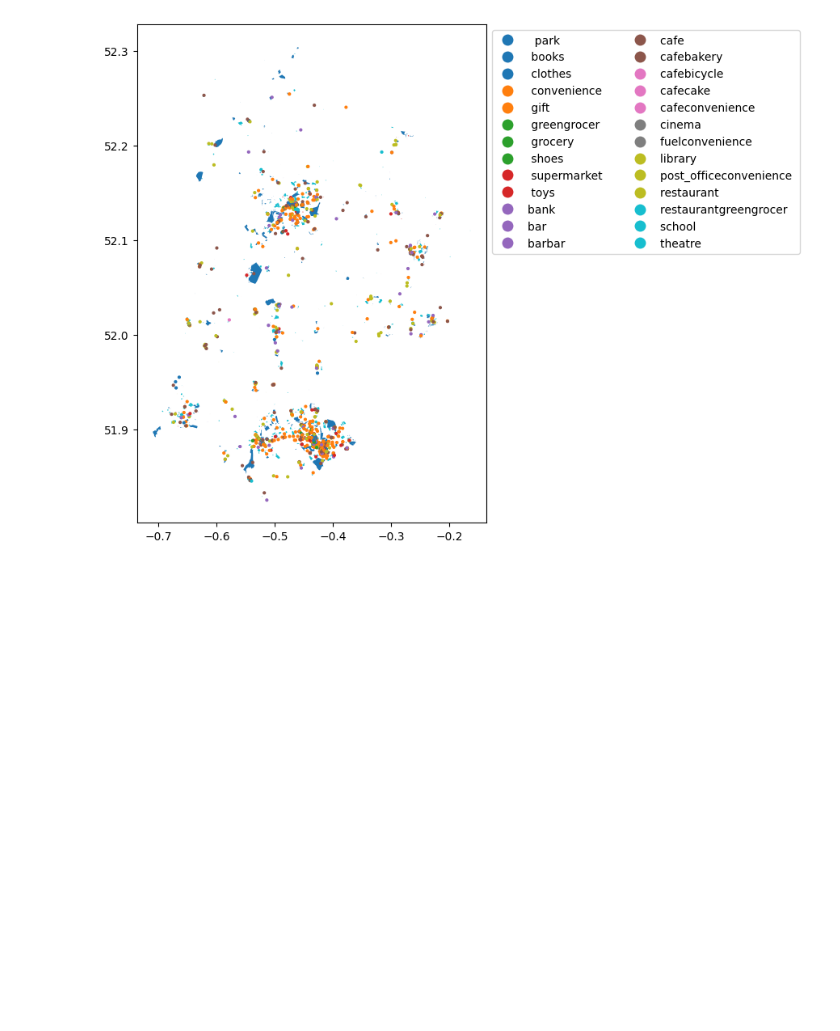
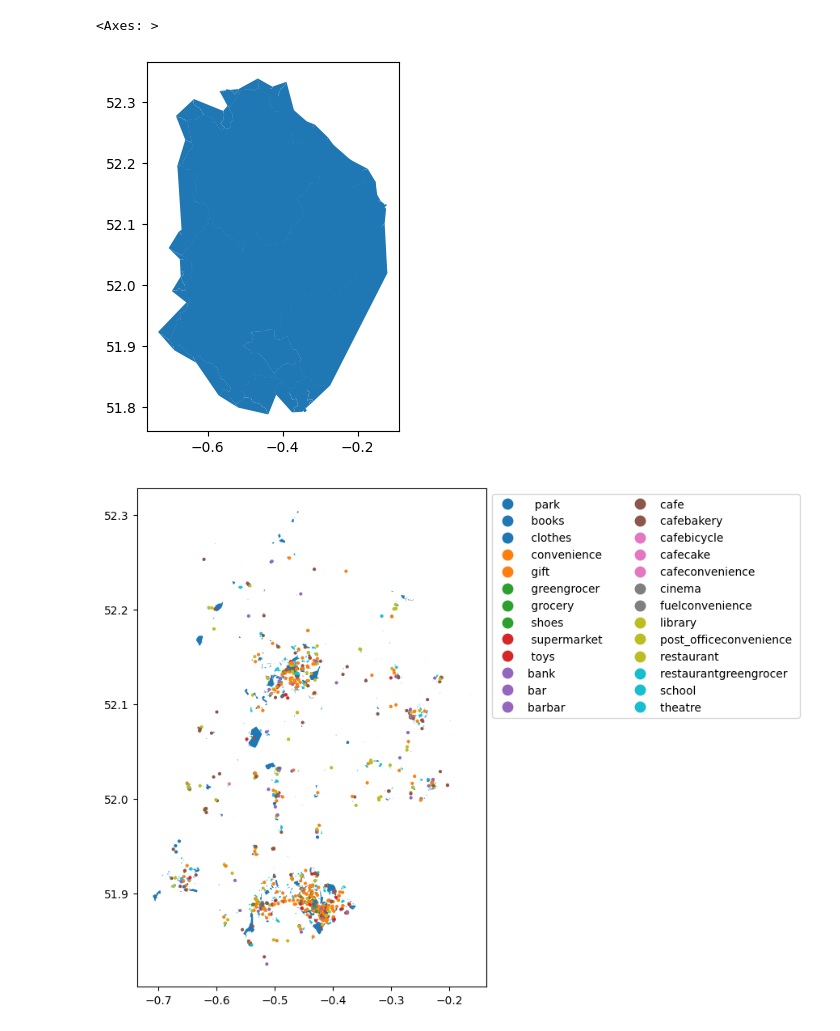
Before and after one commit to alexandergirardet/london_rightmove, a Jupyter notebook: notebooks/data_processing/UK_PO.ipynb, the cells around one changed output. Cells and saved outputs as stored; diff of their text form; code cells hidden in the pictures; blank space fills up the shorter version.

```diff
--- a/notebooks/data_processing/UK_PO.ipynb
+++ b/notebooks/data_processing/UK_PO.ipynb
@@ -14,4 +14,4 @@ pois = osm.get_pois(custom_filter=my_filter)
 
 to_keep = ['restaurant', 'cafe', 'convenience', 'clothes', 'supermarket', 'bank', 'school', 'books', 'library', 'bar', 'gift', 'shoes', 'toys', 'greengrocer', 'grocery', 'cinema', 'park', 'arts_center', 'theatre']
 # %%
-pois
+df = osm.get_boundaries()
@@ -32,3 +18,8 @@ pois
+# %%
+df.plot()
+# %% [output]
+<Axes: >
+[figure, added]
 # %%
 # Merge poi type information into a single column
 pois["shop"] = pois["shop"].fillna(' ')
```
Also changed, not shown: parts of 2 cells of this notebook, 50 other files.
